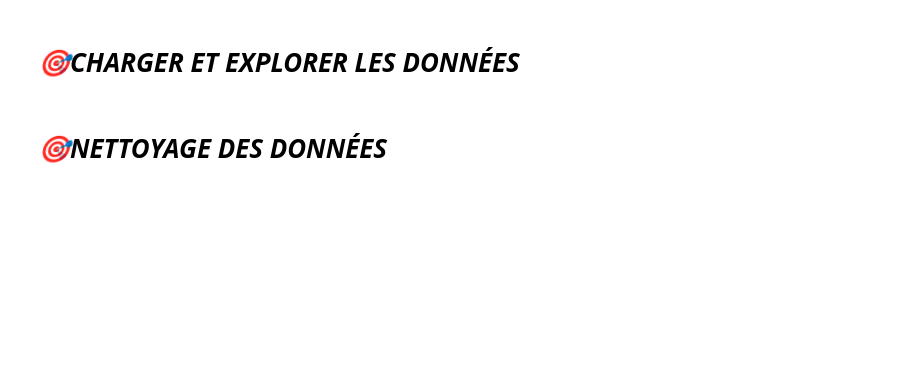
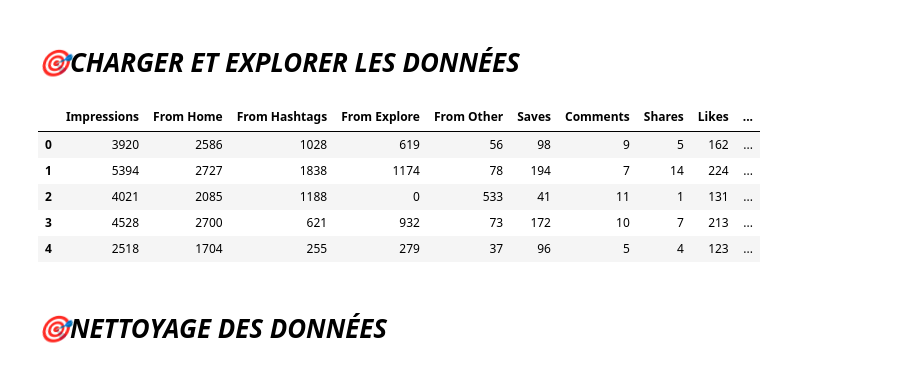
Before and after one commit to oussamalakhili5/instagram-reach-analysis, a Jupyter notebook: notebooks/instagram-reach-analysis.ipynb, the cells around one changed output. Saved outputs shown, nothing was run; the diff lists cells and outputs as text; code cells hidden in the pictures; blank space fills up the shorter version.

```diff
--- a/notebooks/instagram-reach-analysis.ipynb
+++ b/notebooks/instagram-reach-analysis.ipynb
@@ -113,11 +124,15 @@ ModuleNotFoundError: No module named 'wordcloud'
 # %% [markdown]
 # ***🎯CHARGER ET EXPLORER LES DONNÉES***
 # %%
-# Charger le dataset depuis le dossier data
-df = pd.read_csv('data/Instagram data.csv', encoding='latin-1')
-
-# Afficher les 5 premières lignes
+df = pd.read_csv("../data/Instagram data.csv", encoding="latin-1")
 df.head()
+# %% [output]
+|  | Impressions | From Home | From Hashtags | From Explore | From Other | Saves | Comments | Shares | Likes | ... |
+| 0 | 3920 | 2586 | 1028 | 619 | 56 | 98 | 9 | 5 | 162 | ... |
+| 1 | 5394 | 2727 | 1838 | 1174 | 78 | 194 | 7 | 14 | 224 | ... |
+| 2 | 4021 | 2085 | 1188 | 0 | 533 | 41 | 11 | 1 | 131 | ... |
+| 3 | 4528 | 2700 | 621 | 932 | 73 | 172 | 10 | 7 | 213 | ... |
+| 4 | 2518 | 1704 | 255 | 279 | 37 | 96 | 5 | 4 | 123 | ... |
 # %%
 # Informations sur le dataset
 df.info()
```
Also changed, not shown: parts of 16 cells of this notebook.
